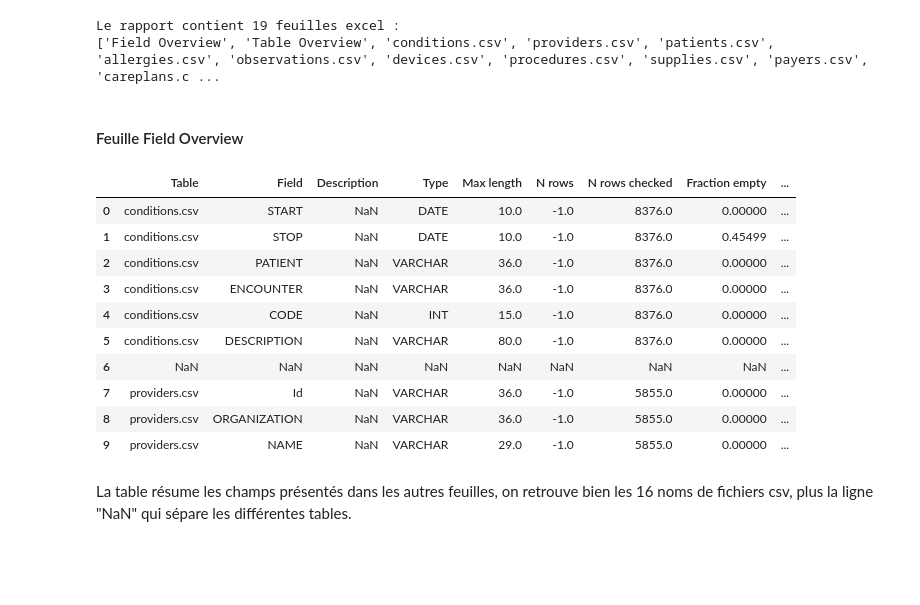
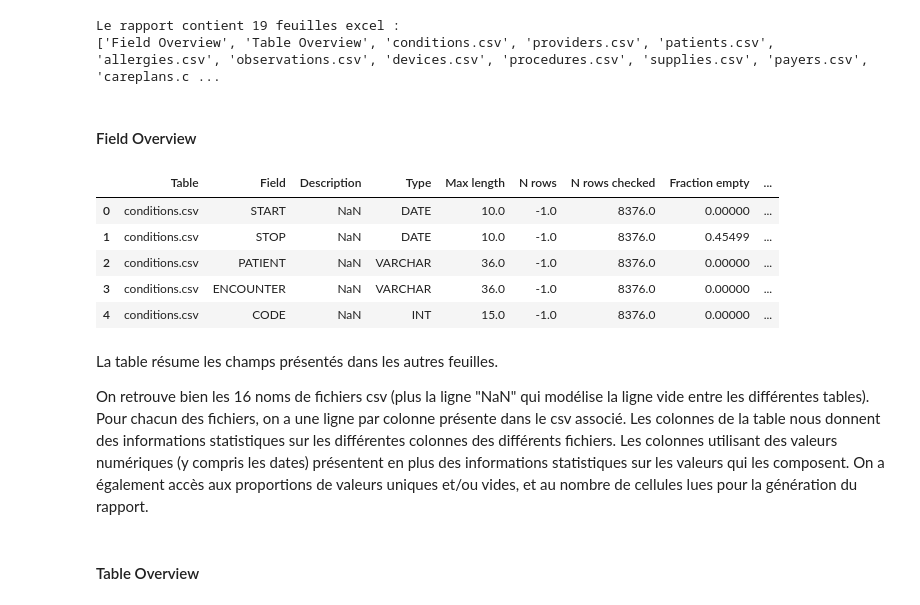
Before and after one commit to Ckdpa/aphp-interop, a Jupyter notebook: Part 1 - Data analysis and ETL.ipynb, the cells around one changed output. Saved outputs shown, nothing was run; the diff lists cells and outputs as text; code cells hidden in the pictures; blank space fills up the shorter version.

Commit message:
Adding description of excel sheets

```diff
--- a/Part 1 - Data analysis and ETL.ipynb
+++ b/Part 1 - Data analysis and ETL.ipynb
@@ -20,20 +20,21 @@ print(scan_report.sheet_names)
 Le rapport contient 19 feuilles excel :
 ['Field Overview', 'Table Overview', 'conditions.csv', 'providers.csv', 'patients.csv', 'allergies.csv', 'observations.csv', 'devices.csv', 'procedures.csv', 'supplies.csv', 'payers.csv', 'careplans.c ...
 # %% [markdown]
-#### Feuille Field Overview
+#### Field Overview
 # %%
-scan_report.parse('Field Overview').head(10)
+scan_report.parse('Field Overview').head(5)
 # %% [output]
 |  | Table | Field | Description | Type | Max length | N rows | N rows checked | Fraction empty | ... |
 | 0 | conditions.csv | START | NaN | DATE | 10.0 | -1.0 | 8376.0 | 0.00000 | ... |
 | 1 | conditions.csv | STOP | NaN | DATE | 10.0 | -1.0 | 8376.0 | 0.45499 | ... |
 | 2 | conditions.csv | PATIENT | NaN | VARCHAR | 36.0 | -1.0 | 8376.0 | 0.00000 | ... |
 | 3 | conditions.csv | ENCOUNTER | NaN | VARCHAR | 36.0 | -1.0 | 8376.0 | 0.00000 | ... |
 | 4 | conditions.csv | CODE | NaN | INT | 15.0 | -1.0 | 8376.0 | 0.00000 | ... |
-| 5 | conditions.csv | DESCRIPTION | NaN | VARCHAR | 80.0 | -1.0 | 8376.0 | 0.00000 | ... |
-| 6 | NaN | NaN | NaN | NaN | NaN | NaN | NaN | NaN | ... |
-| 7 | providers.csv | Id | NaN | VARCHAR | 36.0 | -1.0 | 5855.0 | 0.00000 | ... |
-| 8 | providers.csv | ORGANIZATION | NaN | VARCHAR | 36.0 | -1.0 | 5855.0 | 0.00000 | ... |
-| 9 | providers.csv | NAME | NaN | VARCHAR | 29.0 | -1.0 | 5855.0 | 0.00000 | ... |
-# %% [markdown]
-La table résume les champs présentés dans les autres feuilles, on retrouve bien les 16 noms de fichiers csv, plus la ligne "NaN" qui sépare les différentes tables.
+# %% [markdown]
+La table résume les champs présentés dans les autres feuilles.
+
+On retrouve bien les 16 noms de fichiers csv (plus la ligne "NaN" qui modélise la ligne vide entre les différentes tables). Pour chacun des fichiers, on a une ligne par colonne présente dans le csv associé.
+Les colonnes de la table nous donnent des informations statistiques sur les différentes colonnes des différents fichiers. Les colonnes utilisant des valeurs numériques (y compris les dates) présentent en plus des informations statistiques sur les valeurs qui les composent.
+On a également accès aux proportions de valeurs uniques et/ou vides, et au nombre de cellules lues pour la génération du rapport.
+# %% [markdown]
+#### Table Overview
```
Also changed, not shown: parts of 55 cells of this notebook.
